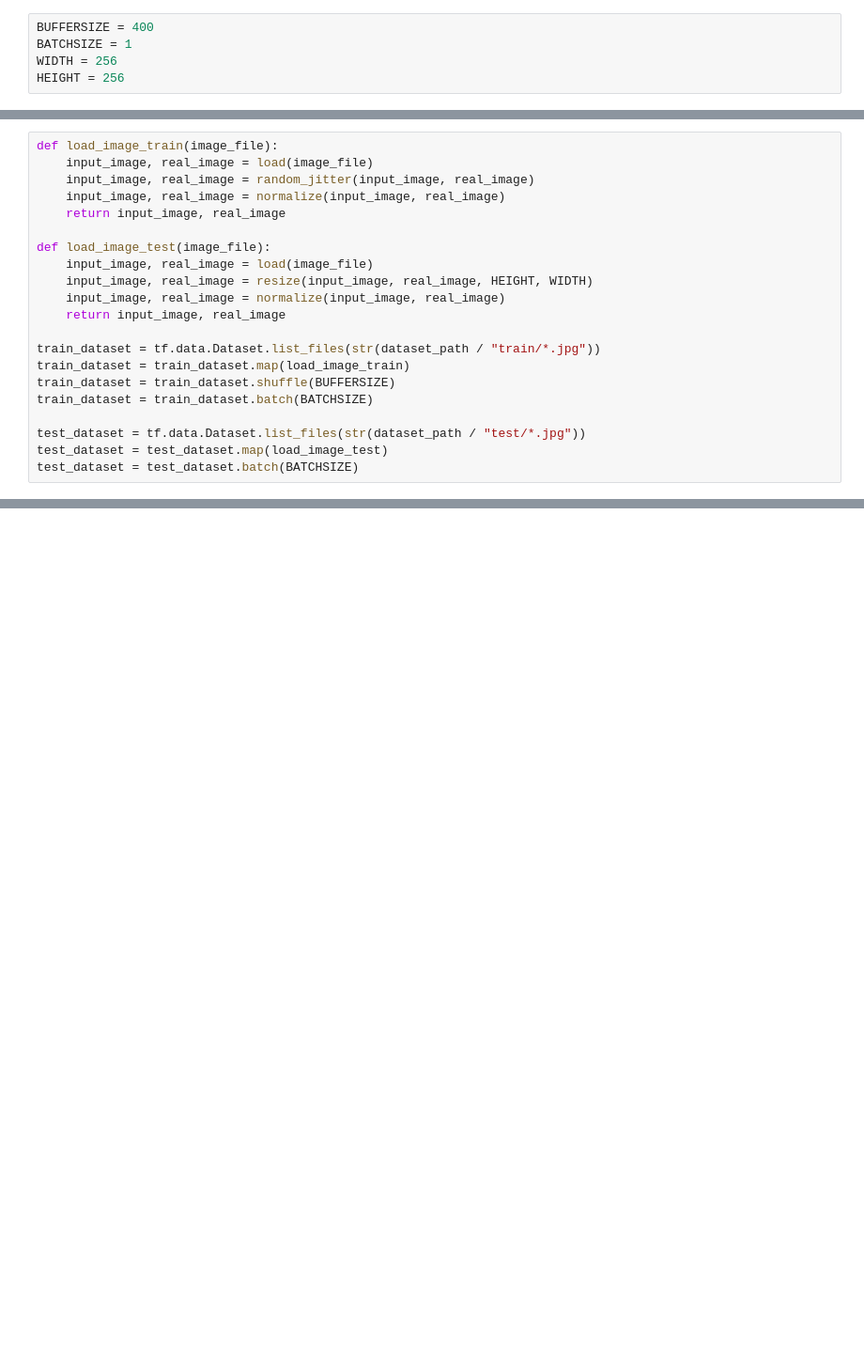
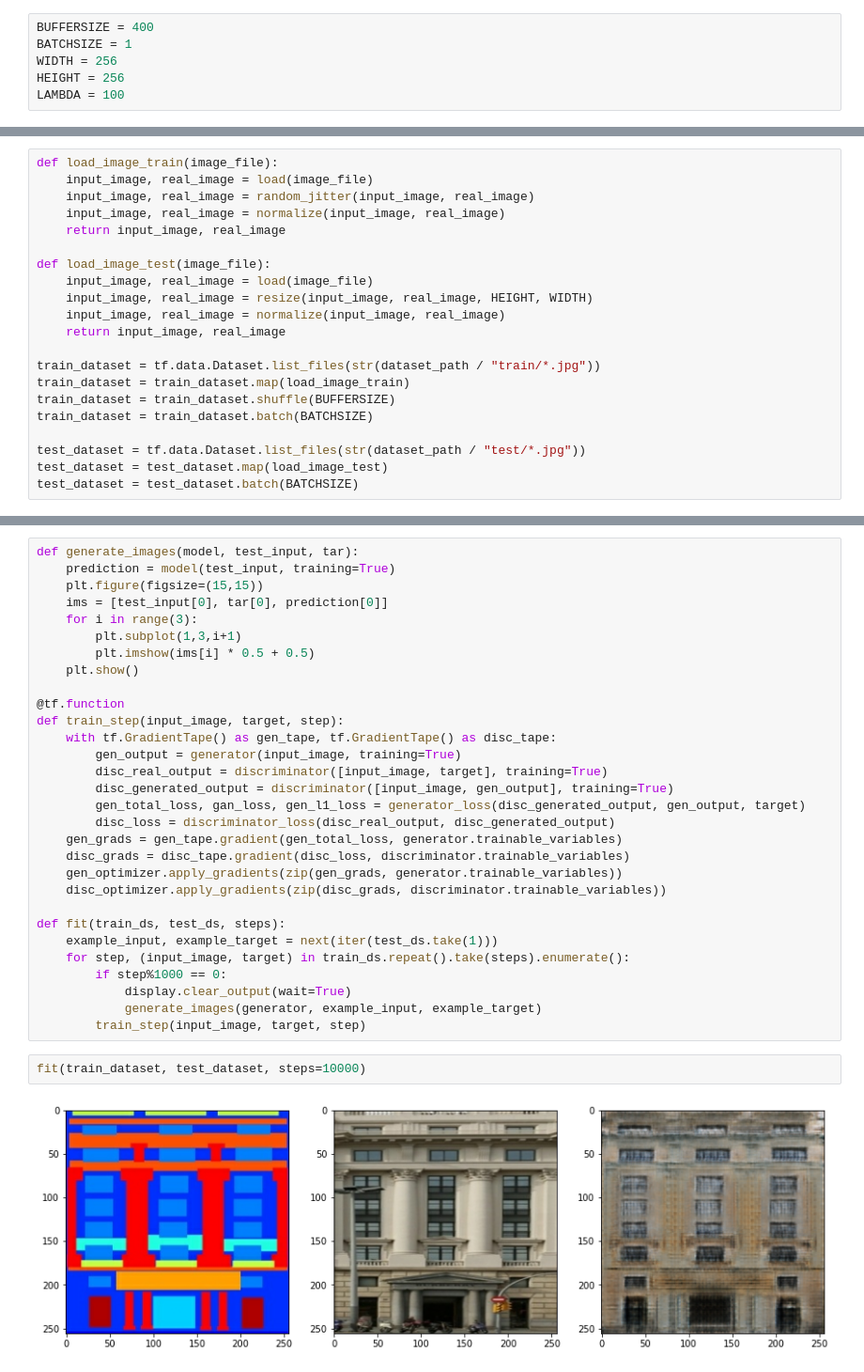
Before and after one commit to lordspline/warudo, a Jupyter notebook: pix2pix.ipynb, the cells around one changed output, grey strips where cells are left out. Shown at 94% size. Cells and saved outputs as stored; diff of their text form; blank space fills up the shorter version.

```diff
--- a/pix2pix.ipynb
+++ b/pix2pix.ipynb
@@ -23,6 +23,7 @@ BUFFERSIZE = 400
 BATCHSIZE = 1
 WIDTH = 256
 HEIGHT = 256
+LAMBDA = 100
 # %%
 def load(image_file):
     image = tf.io.read_file(image_file)
@@ -80,0 +169,34 @@ test_dataset = test_dataset.batch(BATCHSIZE)
+# %%
+def generate_images(model, test_input, tar):
+    prediction = model(test_input, training=True)
+    plt.figure(figsize=(15,15))
+    ims = [test_input[0], tar[0], prediction[0]]
+    for i in range(3):
+        plt.subplot(1,3,i+1)
+        plt.imshow(ims[i] * 0.5 + 0.5)
+    plt.show()
+
+@tf.function
+def train_step(input_image, target, step):
+    with tf.GradientTape() as gen_tape, tf.GradientTape() as disc_tape:
+        gen_output = generator(input_image, training=True)
+        disc_real_output = discriminator([input_image, target], training=True)
+        disc_generated_output = discriminator([input_image, gen_output], training=True)
+        gen_total_loss, gan_loss, gen_l1_loss = generator_loss(disc_generated_output, gen_output, target)
+        disc_loss = discriminator_loss(disc_real_output, disc_generated_output)
+    gen_grads = gen_tape.gradient(gen_total_loss, generator.trainable_variables)
+    disc_grads = disc_tape.gradient(disc_loss, discriminator.trainable_variables)
+    gen_optimizer.apply_gradients(zip(gen_grads, generator.trainable_variables))
+    disc_optimizer.apply_gradients(zip(disc_grads, discriminator.trainable_variables))
+
+def fit(train_ds, test_ds, steps):
+    example_input, example_target = next(iter(test_ds.take(1)))
+    for step, (input_image, target) in train_ds.repeat().take(steps).enumerate():
+        if step%1000 == 0:
+            display.clear_output(wait=True)
+            generate_images(generator, example_input, example_target)
+        train_step(input_image, target, step)
+# %%
+fit(train_dataset, test_dataset, steps=10000)
+# %% [output]
+[figure, added]
```
Also changed, not shown: parts of 2 cells of this notebook, 43 other files.
